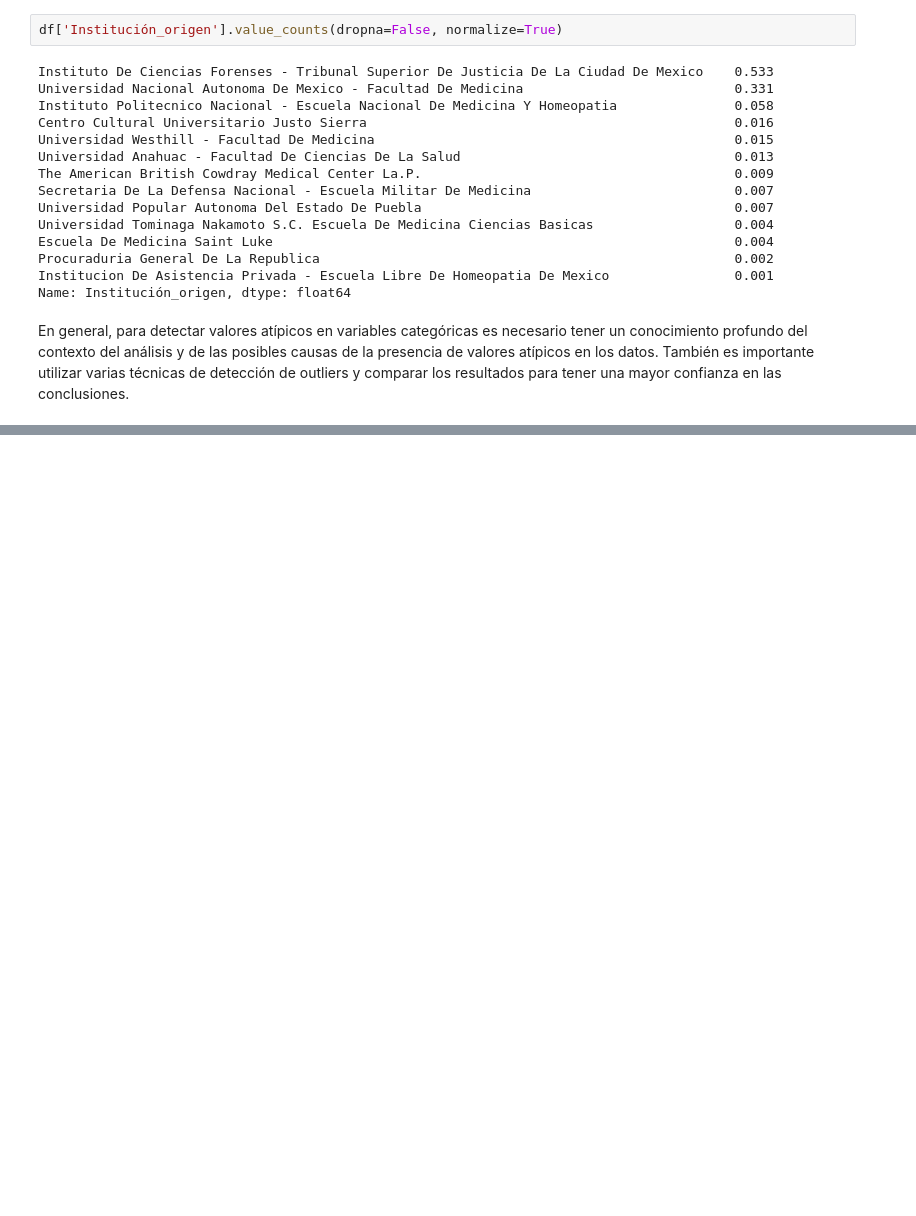
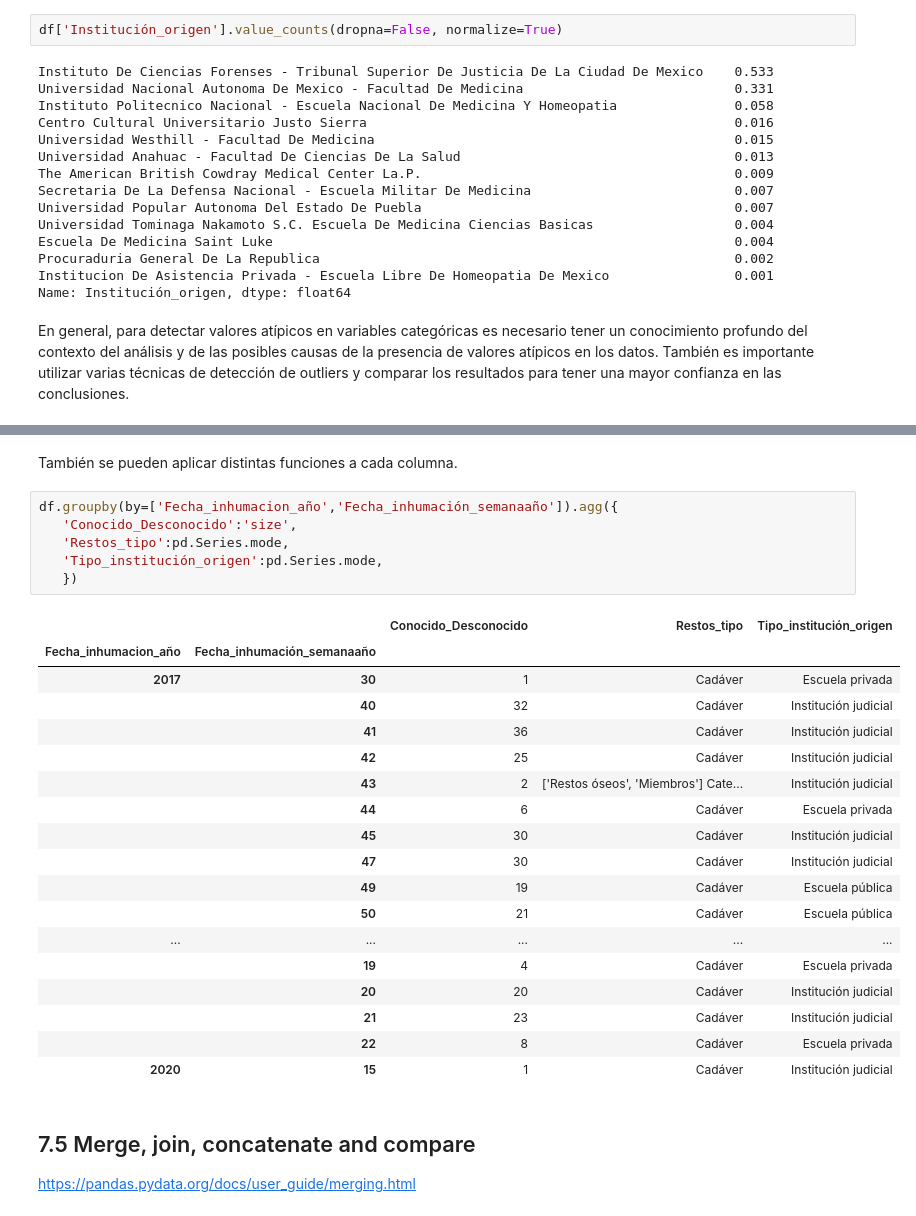
Before and after one commit to mar-esther23/CursoPandas2023, a Jupyter notebook: CP6-Analisis.ipynb, the cells around one changed output, grey strips where cells are left out. Cells and saved outputs as stored; diff of their text form; blank space fills up the shorter version.

```diff
--- a/CP6-Analisis.ipynb
+++ b/CP6-Analisis.ipynb
@@ -265,0 +502,31 @@ Cada una de estas distribuciones de probabilidad se utiliza para modelar diferen
+# %% [markdown]
+También se pueden aplicar distintas funciones a cada columna.
+# %%
+df.groupby(by=['Fecha_inhumacion_año','Fecha_inhumación_semanaaño']).agg({
+   'Conocido_Desconocido':'size',
+   'Restos_tipo':pd.Series.mode,
+   'Tipo_institución_origen':pd.Series.mode,
+   })
+# %% [output]
+|  |  | Conocido_Desconocido | Restos_tipo | Tipo_institución_origen |
+| Fecha_inhumacion_año | Fecha_inhumación_semanaaño |  |  |  |
+| 2017 | 30 | 1 | Cadáver | Escuela privada |
+|  | 40 | 32 | Cadáver | Institución judicial |
+|  | 41 | 36 | Cadáver | Institución judicial |
+|  | 42 | 25 | Cadáver | Institución judicial |
+|  | 43 | 2 | ['Restos óseos', 'Miembros'] Cate... | Institución judicial |
+|  | 44 | 6 | Cadáver | Escuela privada |
+|  | 45 | 30 | Cadáver | Institución judicial |
+|  | 47 | 30 | Cadáver | Institución judicial |
+|  | 49 | 19 | Cadáver | Escuela pública |
+|  | 50 | 21 | Cadáver | Escuela pública |
+| ... | ... | ... | ... | ... |
+|  | 19 | 4 | Cadáver | Escuela privada |
+|  | 20 | 20 | Cadáver | Institución judicial |
+|  | 21 | 23 | Cadáver | Institución judicial |
+|  | 22 | 8 | Cadáver | Escuela privada |
+| 2020 | 15 | 1 | Cadáver | Institución judicial |
+# %% [markdown]
+## 7.5 Merge, join, concatenate and compare
+
+https://pandas.pydata.org/docs/user_guide/merging.html
```
Also changed, not shown: parts of 33 cells of this notebook.
